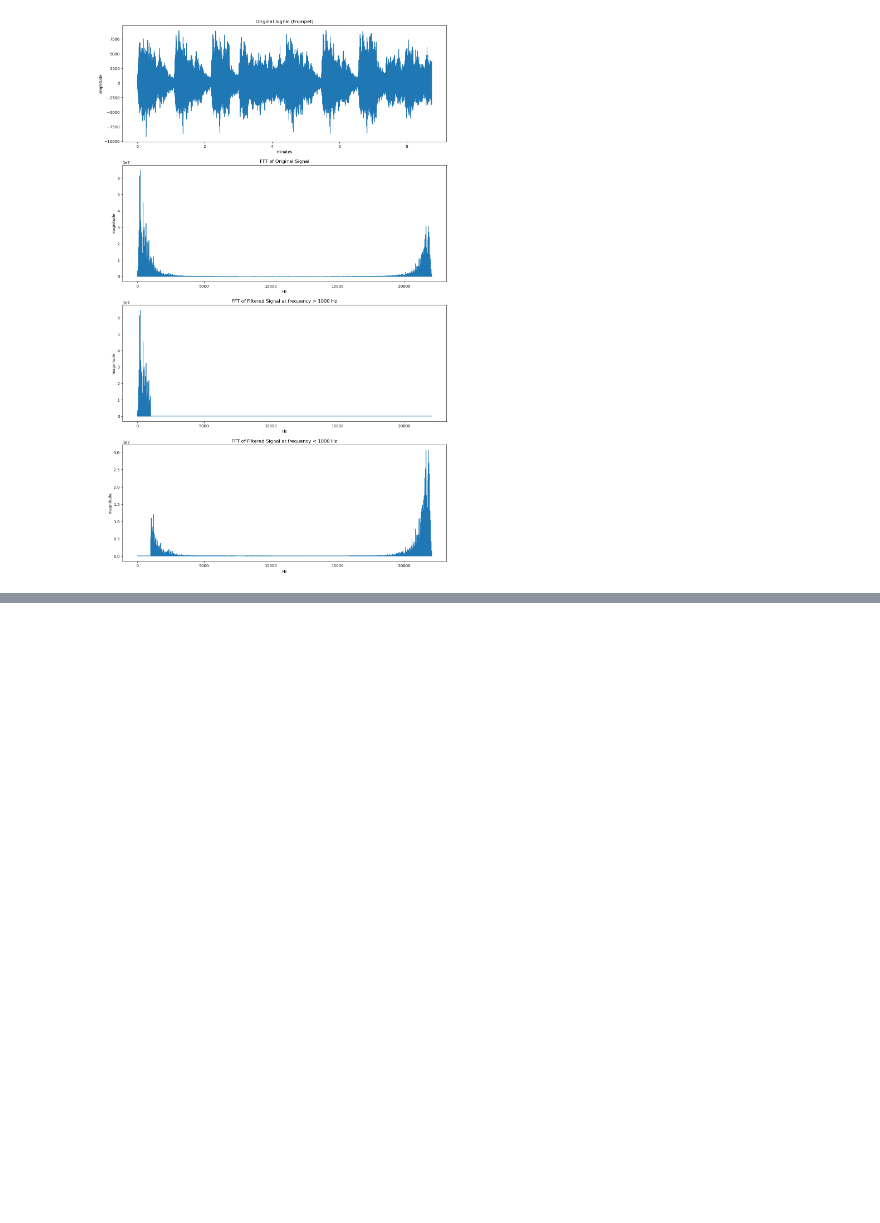
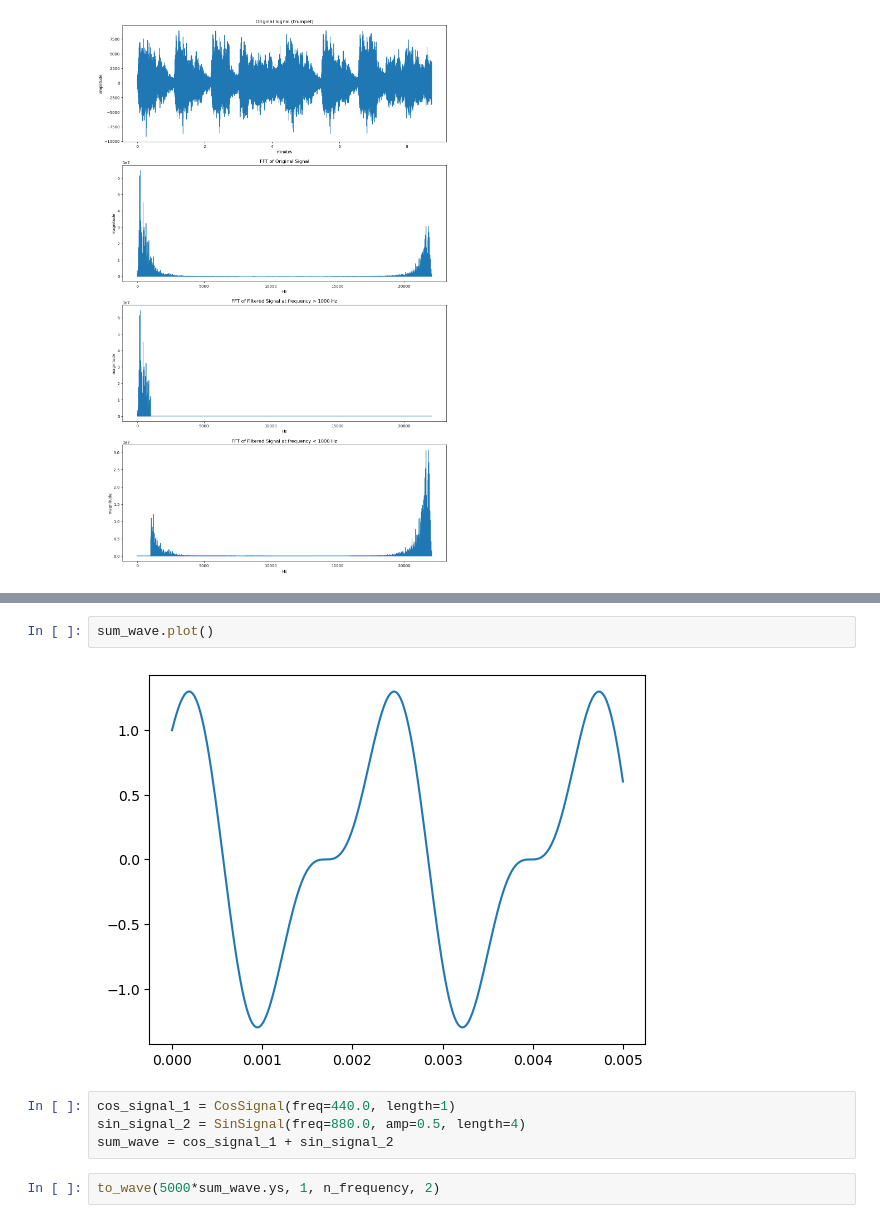
Before and after one commit to helsaint/DSP, a Jupyter notebook: Chapter 1 Sounds and Signals.ipynb, the cells around one changed output, grey strips where cells are left out. Cells and saved outputs as stored; diff of their text form; blank space fills up the shorter version.

Commit message:
Updated Signal class to sum waves of unequal length

```diff
--- a/Chapter 1 Sounds and Signals.ipynb
+++ b/Chapter 1 Sounds and Signals.ipynb
@@ -564,0 +662,10 @@ ax[3].plot(low_freqs, low_fft)
+# %%
+sum_wave.plot()
+# %% [output]
+[figure, added]
+# %%
+cos_signal_1 = CosSignal(freq=440.0, length=1)
+sin_signal_2 = SinSignal(freq=880.0, amp=0.5, length=4)
+sum_wave = cos_signal_1 + sin_signal_2
+# %%
+to_wave(5000*sum_wave.ys, 1, n_frequency, 2)
```
Also changed, not shown: parts of 2 cells of this notebook, 1 other file.
